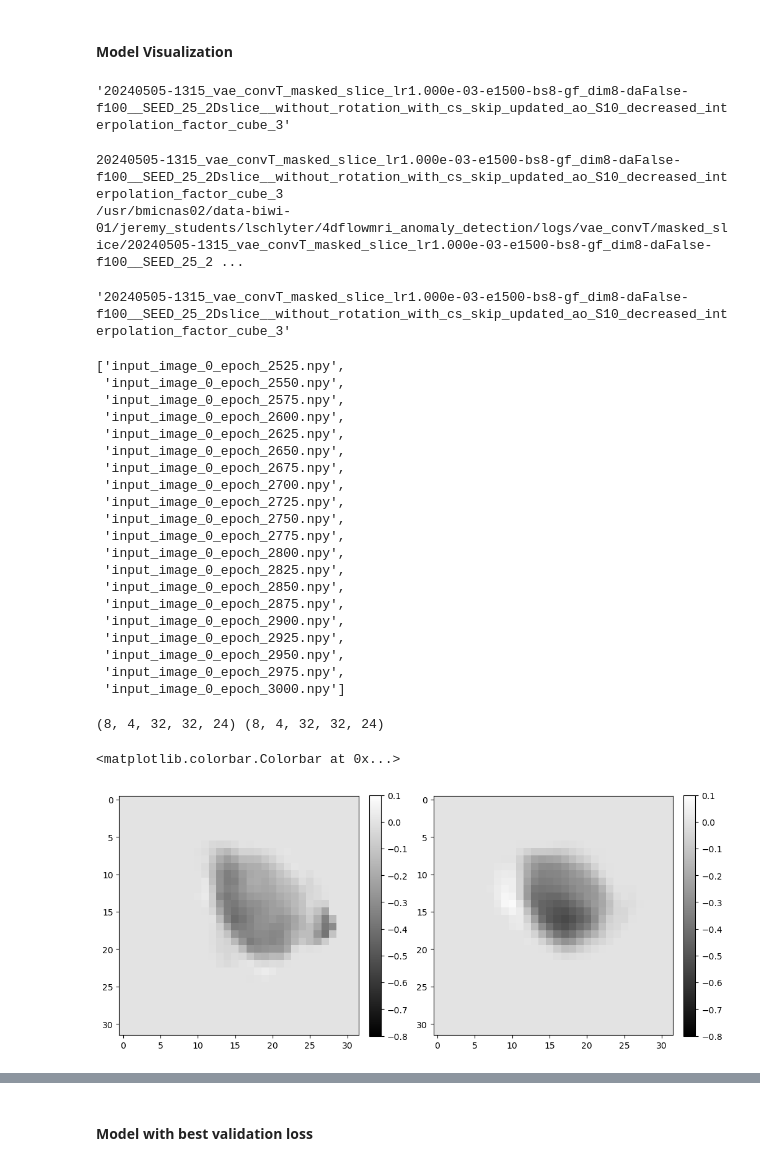
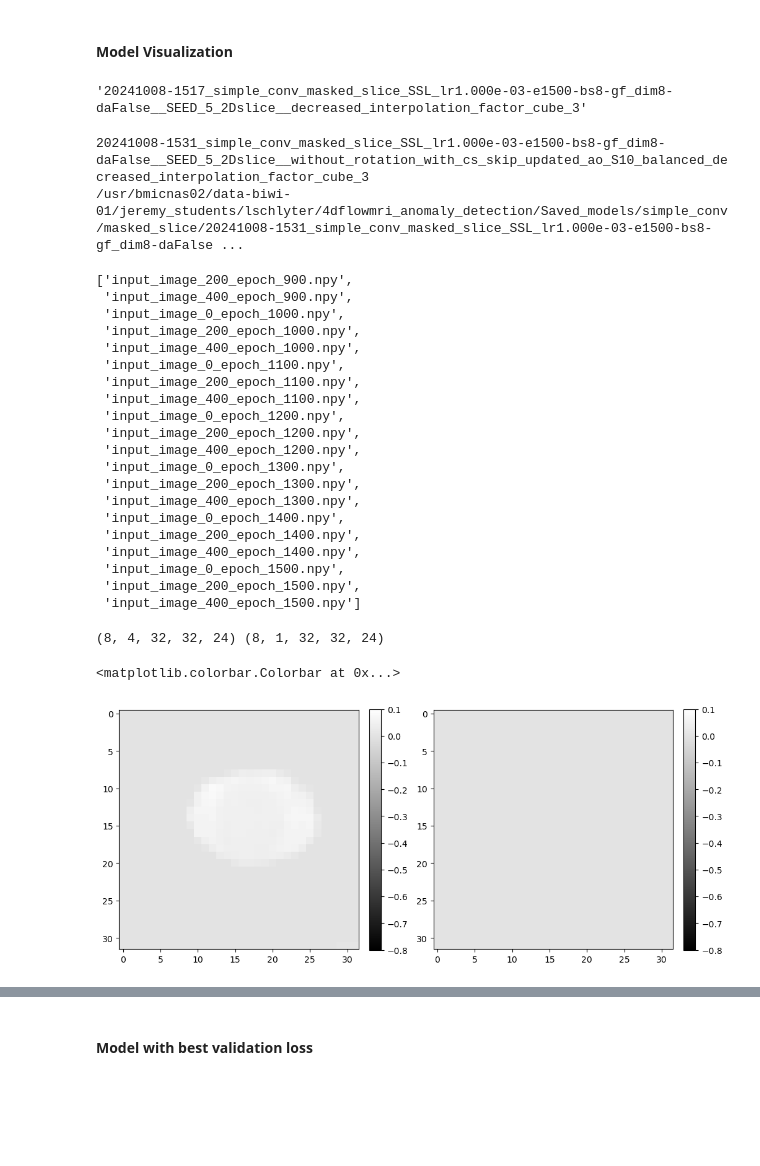
Before and after one commit to LaviSchlyter/4dflowmri_anomaly_detection, a Jupyter notebook: notebooks/visualize_intermediate_outputs_deprecated.ipynb, the cells around one changed output, grey strips where cells are left out. Cells and saved outputs as stored; diff of their text form; code cells hidden in the pictures; blank space fills up the shorter version.

```diff
--- a/notebooks/visualize_intermediate_outputs_deprecated.ipynb
+++ b/notebooks/visualize_intermediate_outputs_deprecated.ipynb
@@ -122,49 +124,42 @@ print(images.shape)
 # %% [markdown]
 #### Model Visualization
 # %%
-sweep = ''
-log_path = '/usr/bmicnas02/data-biwi-01/jeremy_students/lschlyter/4dflowmri_anomaly_detection/logs/vae_convT/masked_slice'
-if sweep:
-    log_path = os.path.join(log_path, sweep)
+log_path = '/usr/bmicnas02/data-biwi-01/jeremy_students/lschlyter/4dflowmri_anomaly_detection/Saved_models/simple_conv/masked_slice'
 experiments = os.listdir(log_path)
-experiments[-62]
+experiments[-10]
 # %% [output]
-'20240505-1315_vae_convT_masked_slice_lr1.000e-03-e1500-bs8-gf_dim8-daFalse-f100__SEED_25_2Dslice__without_rotation_with_cs_skip_updated_ao_S10_decreased_interpolation_factor_cube_3'
+'20241008-1517_simple_conv_masked_slice_SSL_lr1.000e-03-e1500-bs8-gf_dim8-daFalse__SEED_5_2Dslice__decreased_interpolation_factor_cube_3'
 # %%
-n = -62
+n = -5
 print(experiments[n])
 experiment_path = os.path.join(log_path, experiments[n])
 print(experiment_path)
 # %% [output]
-20240505-1315_vae_convT_masked_slice_lr1.000e-03-e1500-bs8-gf_dim8-daFalse-f100__SEED_25_2Dslice__without_rotation_with_cs_skip_updated_ao_S10_decreased_interpolation_factor_cube_3
-/usr/bmicnas02/data-biwi-01/jeremy_students/lschlyter/4dflowmri_anomaly_detection/logs/vae_convT/masked_slice/20240505-1315_vae_convT_masked_slice_lr1.000e-03-e1500-bs8-gf_dim8-daFalse-f100__SEED_25_2 ...
+20241008-1531_simple_conv_masked_slice_SSL_lr1.000e-03-e1500-bs8-gf_dim8-daFalse__SEED_5_2Dslice__without_rotation_with_cs_skip_updated_ao_S10_balanced_decreased_interpolation_factor_cube_3
+/usr/bmicnas02/data-biwi-01/jeremy_students/lschlyter/4dflowmri_anomaly_detection/Saved_models/simple_conv/masked_slice/20241008-1531_simple_conv_masked_slice_SSL_lr1.000e-03-e1500-bs8-gf_dim8-daFalse ...
-# %%
-experiments[n]
-# %% [output]
-'20240505-1315_vae_convT_masked_slice_lr1.000e-03-e1500-bs8-gf_dim8-daFalse-f100__SEED_25_2Dslice__without_rotation_with_cs_skip_updated_ao_S10_decreased_interpolation_factor_cube_3'
 # %%
 inter_results = os.path.join(experiment_path, 'intermediate_results/validation/')
 list_files_train = os.listdir(inter_results + 'inputs/')
 list_files_train[-20:]
 # %% [output]
-['input_image_0_epoch_2525.npy',
- 'input_image_0_epoch_2550.npy',
- 'input_image_0_epoch_2575.npy',
- 'input_image_0_epoch_2600.npy',
- 'input_image_0_epoch_2625.npy',
- 'input_image_0_epoch_2650.npy',
- 'input_image_0_epoch_2675.npy',
- 'input_image_0_epoch_2700.npy',
- 'input_image_0_epoch_2725.npy',
- 'input_image_0_epoch_2750.npy',
- 'input_image_0_epoch_2775.npy',
- 'input_image_0_epoch_2800.npy',
- 'input_image_0_epoch_2825.npy',
- 'input_image_0_epoch_2850.npy',
- 'input_image_0_epoch_2875.npy',
- 'input_image_0_epoch_2900.npy',
- 'input_image_0_epoch_2925.npy',
- 'input_image_0_epoch_2950.npy',
- 'input_image_0_epoch_2975.npy',
- 'input_image_0_epoch_3000.npy']
+['input_image_200_epoch_900.npy',
+ 'input_image_400_epoch_900.npy',
+ 'input_image_0_epoch_1000.npy',
+ 'input_image_200_epoch_1000.npy',
+ 'input_image_400_epoch_1000.npy',
+ 'input_image_0_epoch_1100.npy',
+ 'input_image_200_epoch_1100.npy',
+ 'input_image_400_epoch_1100.npy',
+ 'input_image_0_epoch_1200.npy',
+ 'input_image_200_epoch_1200.npy',
+ 'input_image_400_epoch_1200.npy',
+ 'input_image_0_epoch_1300.npy',
+ 'input_image_200_epoch_1300.npy',
+ 'input_image_400_epoch_1300.npy',
+ 'input_image_0_epoch_1400.npy',
+ 'input_image_200_epoch_1400.npy',
+ 'input_image_400_epoch_1400.npy',
+ 'input_image_0_epoch_1500.npy',
+ 'input_image_200_epoch_1500.npy',
+ 'input_image_400_epoch_1500.npy']
 # %%
@@ -182,21 +177,21 @@ def normalize_image(image):
 # %%
 print(input_.shape, out_.shape)
 batch_size = 0
 time = 5
-channel = 1
+channel = 0
 fig, axs = plt.subplots(1,2, figsize = (12,12))
 ax = axs.ravel()
 
 #plt.colorbar(ax[0].imshow(input_[batch_size,channel,:,:,time]), fraction=0.046, pad=0.04)
 #plt.colorbar(ax[1].imshow(out_[batch_size,channel,:,:,time]), fraction=0.046, pad=0.04)
 plt.colorbar(ax[0].imshow(input_[batch_size,channel,:,:,time], vmin = -0.8, vmax = 0.1, cmap = 'gray'), fraction=0.046, pad=0.04)
 plt.colorbar(ax[1].imshow(out_[batch_size,channel,:,:,time], vmin = -0.8, vmax = 0.1, cmap = 'gray'), fraction=0.046, pad=0.04)
 #ax[0].imshow(input_[batch_size,channel,:,:,time])
 #ax[1].imshow(out_[batch_size,channel,:,:,time])
 # %% [output]
-(8, 4, 32, 32, 24) (8, 4, 32, 32, 24)
+(8, 4, 32, 32, 24) (8, 1, 32, 32, 24)
 <matplotlib.colorbar.Colorbar at 0x...>
-[figure, old version]
+[figure, new version]
 # %%
 # Testing the model best checkpoint
 # Load the model
```
Also changed, not shown: parts of 6 cells of this notebook, 9 other files.
